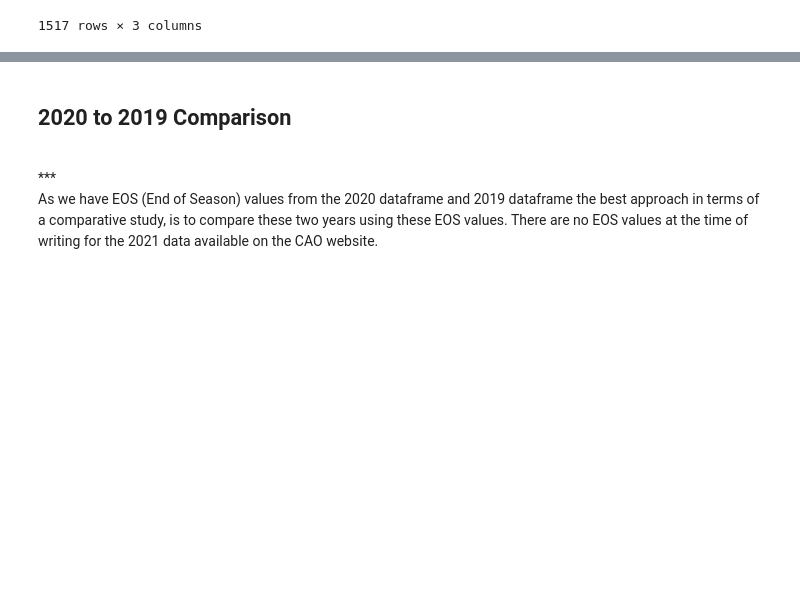
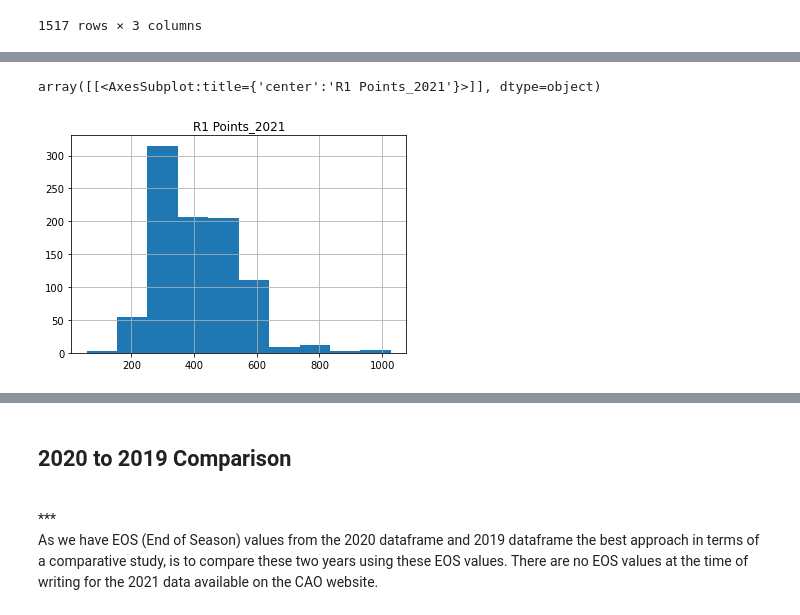
Before and after one commit to G00398275/FODA2021, a Jupyter notebook: cao.ipynb, the cells around one changed output, grey strips where cells are left out. Drawn from its saved outputs; the diff is of its cells as text; code cells hidden in the pictures; blank space fills up the shorter version.

Commit message:
Attempting to plot histograms in cao.pyplot

```diff
--- a/cao.ipynb
+++ b/cao.ipynb
@@ -587,0 +630,4 @@ allcourses
+# %%
+allcourses2 = allcourses.drop(
+    allcourses.index[allcourses['R1 Points_2021'] == 'AQA'])
+allcourses2
@@ -588,3 +649,11 @@ allcourses
+# %%
+# convert column "a" of a DataFrame
+allcourses2["R1 Points_2021"] = pd.to_numeric(allcourses2["R1 Points_2021"])
+# %%
+allcourses2.hist(column = 'R1 Points_2021')
+# %% [output]
+array([[<AxesSubplot:title={'center':'R1 Points_2021'}>]], dtype=object)
+[figure, added]
 # %%
 allcourses2 = allcourses.dropna()
 allcourses2
```
Also changed, not shown: parts of 23 cells of this notebook, 10 other files.
